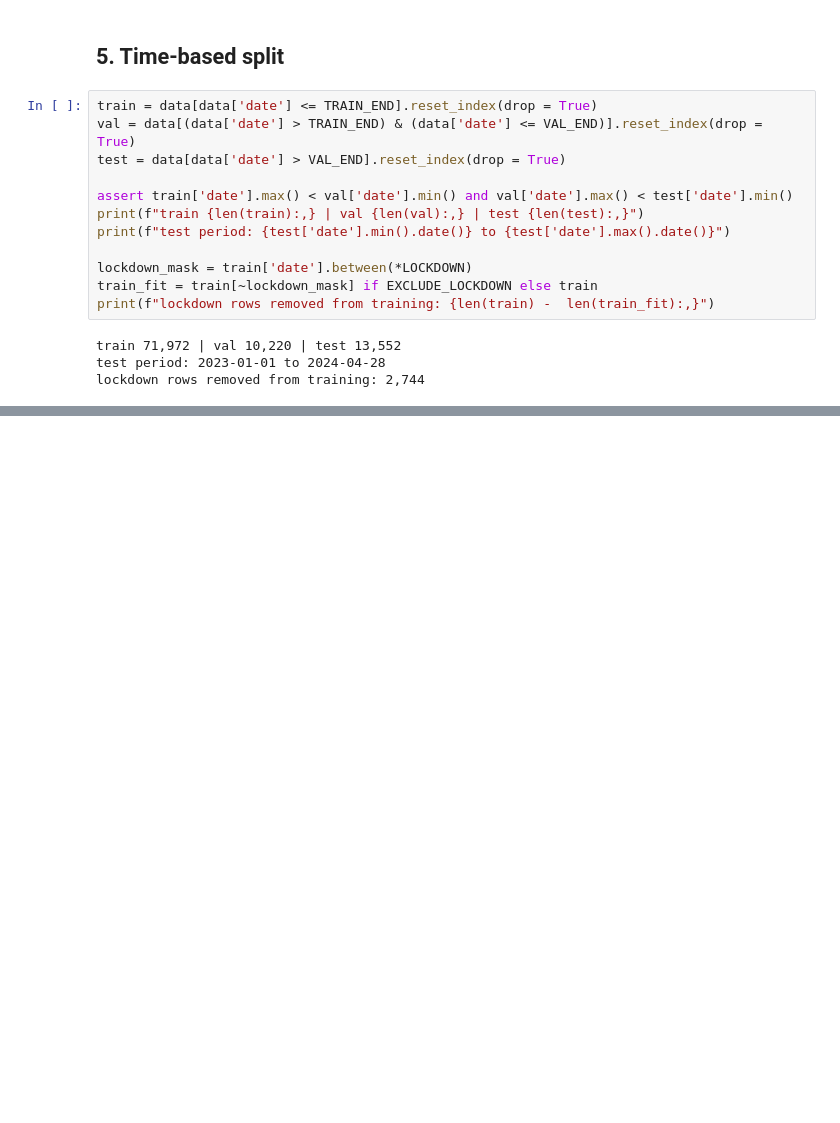
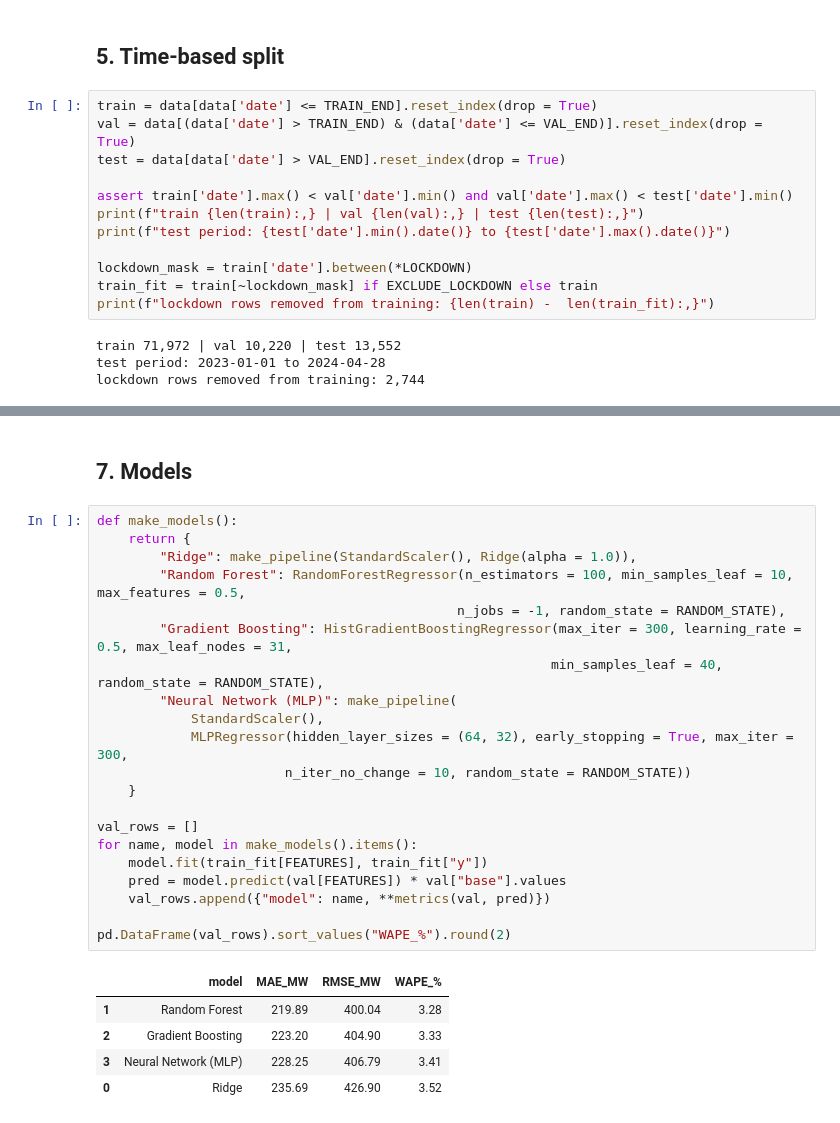
Before and after one commit to mkrohit1798/India-Heatwave-Electricity-Demand, a Jupyter notebook: notebooks/Untitled.ipynb, the cells around one changed output, grey strips where cells are left out. Cells and saved outputs as stored; diff of their text form; blank space fills up the shorter version.

```diff
--- a/notebooks/Untitled.ipynb
+++ b/notebooks/Untitled.ipynb
@@ -413,0 +448,29 @@ lockdown rows removed from training: 2,744
+# %% [markdown]
+## 7. Models
+# %%
+def make_models():
+    return {
+        "Ridge": make_pipeline(StandardScaler(), Ridge(alpha = 1.0)),
+        "Random Forest": RandomForestRegressor(n_estimators = 100, min_samples_leaf = 10, max_features = 0.5,
+                                              n_jobs = -1, random_state = RANDOM_STATE),
+        "Gradient Boosting": HistGradientBoostingRegressor(max_iter = 300, learning_rate = 0.5, max_leaf_nodes = 31,
+                                                          min_samples_leaf = 40, random_state = RANDOM_STATE),
+        "Neural Network (MLP)": make_pipeline(
+            StandardScaler(),
+            MLPRegressor(hidden_layer_sizes = (64, 32), early_stopping = True, max_iter = 300,
+                        n_iter_no_change = 10, random_state = RANDOM_STATE))
+    }
+
+val_rows = []
+for name, model in make_models().items():
+    model.fit(train_fit[FEATURES], train_fit["y"])
+    pred = model.predict(val[FEATURES]) * val["base"].values
+    val_rows.append({"model": name, **metrics(val, pred)})
+
+pd.DataFrame(val_rows).sort_values("WAPE_%").round(2)
+# %% [output]
+|  | model | MAE_MW | RMSE_MW | WAPE_% |
+| 1 | Random Forest | 219.89 | 400.04 | 3.28 |
+| 2 | Gradient Boosting | 223.20 | 404.90 | 3.33 |
+| 3 | Neural Network (MLP) | 228.25 | 406.79 | 3.41 |
+| 0 | Ridge | 235.69 | 426.90 | 3.52 |
```
Also changed, not shown: parts of 6 cells of this notebook.
